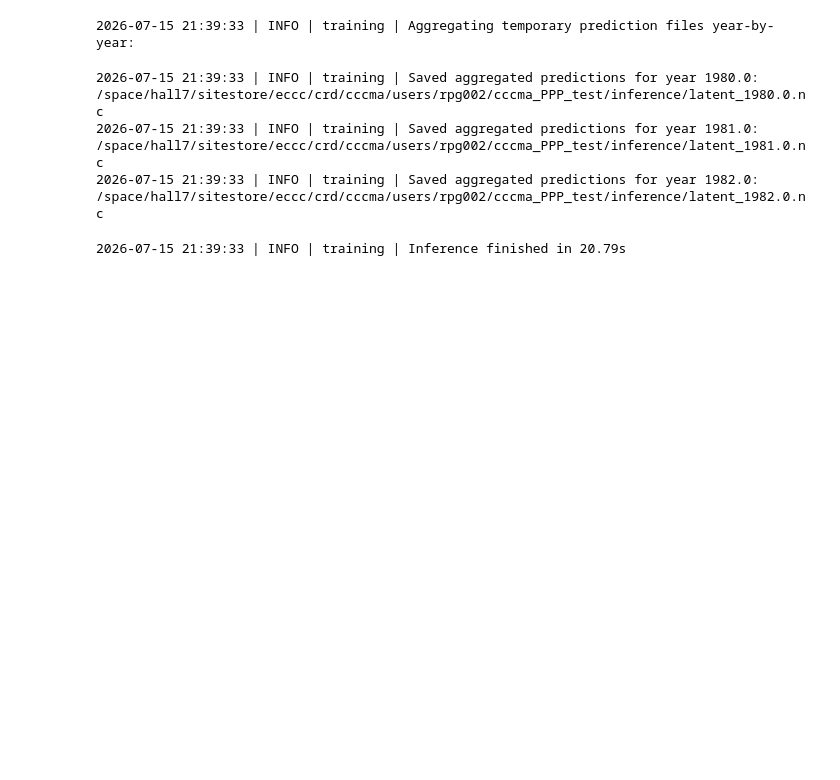
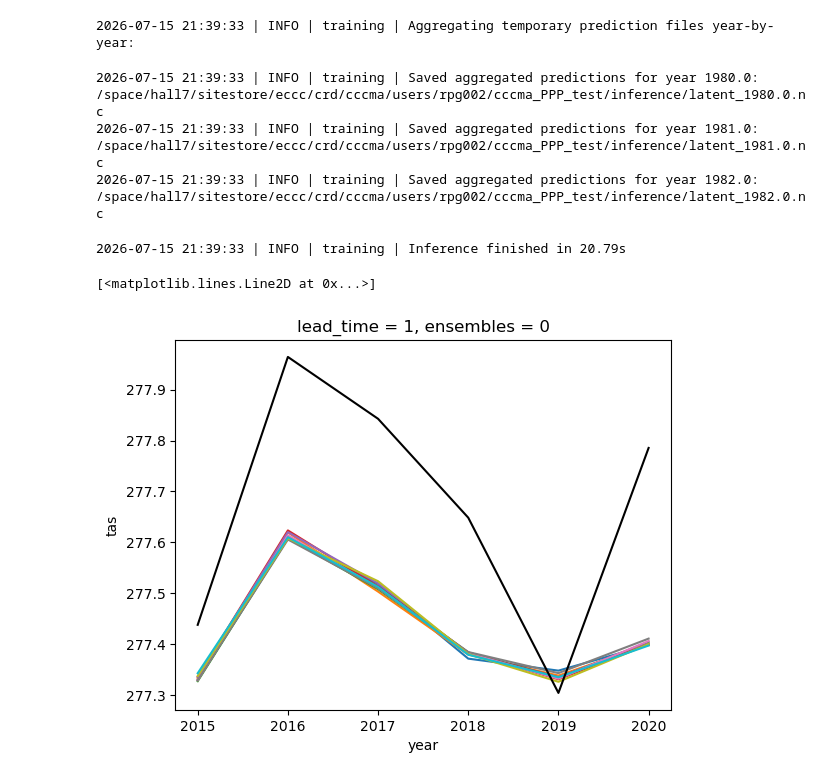
Before and after one commit to ParsaGooya/CCCma-PPP, a Jupyter notebook: test.ipynb, the cells around one changed output. Saved outputs shown, nothing was run; the diff lists cells and outputs as text; code cells hidden in the pictures; blank space fills up the shorter version.

```diff
--- a/test.ipynb
+++ b/test.ipynb
@@ -523,0 +550,12 @@ writer.predict()
+# %%
+ds = xr.open_mfdataset(glob.glob("/space/hall7/sitestore/eccc/crd/cccma/users/rpg002/output/cccma_PPP_tests/test_4/inference/*.nc"))['tas']
+# %%
+obs = xr.open_dataset("/space/hall7/sitestore/eccc/crd/cccma/users/rpg002/data/tas/observations/ERA5/tas_era5_194001_202412_128_64.nc")['tas'].sel(year = ds.year)
+# %%
+for i in range(10):
+    ds[0,i].mean(['lat', 'lon'])[:,0].plot()
+
+obs.isel(ensembles = 0).mean(['lat', 'lon'])[:,0].plot(color = 'k')
+# %% [output]
+[<matplotlib.lines.Line2D at 0x...>]
+[figure, added]
```
Also changed, not shown: parts of 22 cells of this notebook, 2 other files.
